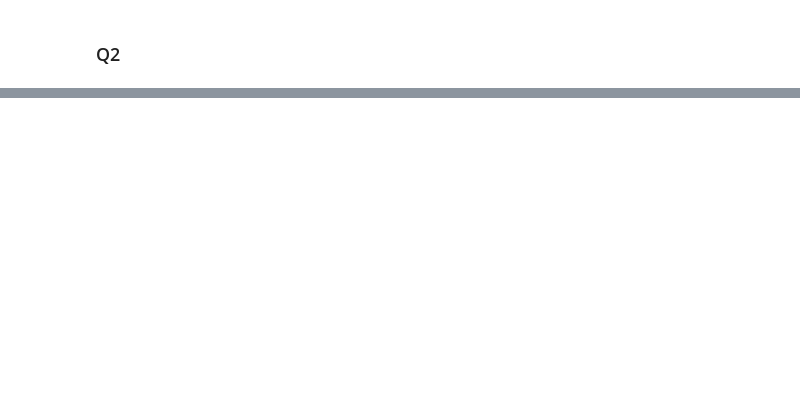
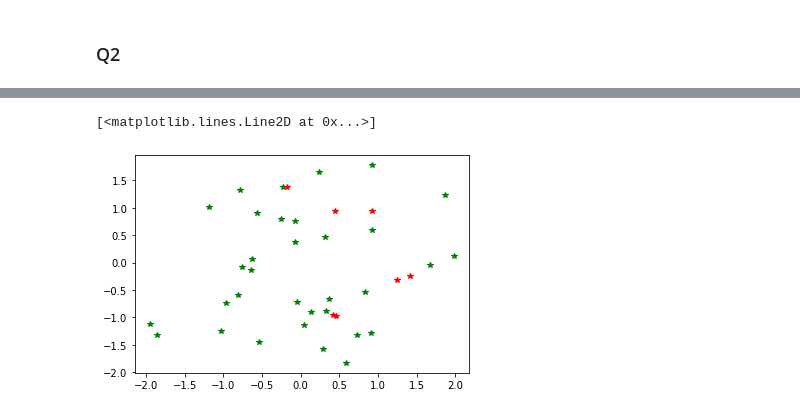
Before and after one commit to kardandon/CMPE597, a Jupyter notebook: HW1/HW1_notebook.ipynb, the cells around one changed output, grey strips where cells are left out. Drawn from its saved outputs; the diff is of its cells as text; code cells hidden in the pictures; blank space fills up the shorter version.

```diff
--- a/HW1/HW1_notebook.ipynb
+++ b/HW1/HW1_notebook.ipynb
@@ -178,0 +227,30 @@ Y_train = np.load("./Data/Y_train.npy")
+# %%
+for epoch in range(1000):
+    # trainning
+    total_loss = 0
+    model2.train()
+    for batch_idx, (x, target) in enumerate(train_loader):
+        optimizer.zero_grad()
+        out = model2(x)
+        loss = criterion(out, target)
+        total_loss += loss.item()
+        loss.backward()
+        optimizer.step()
+        if (batch_idx+1) % 100 == 0 or (batch_idx+1) == len(train_loader):
+            print('==>>> epoch: {}, batch index: {}, train loss: {:.6f}'.format(
+                epoch, batch_idx+1, total_loss))
+    # testing
+    correct_cnt, total_loss = 0, 0
+    total_cnt = 0
+    for batch_idx, (x, target) in enumerate(test_loader):
+        x, target = Variable(x), Variable(target)
+        out = model2(x)
+
+        loss = criterion(out, target)
+        _, pred_label = torch.max(out.data, 1)
+        total_cnt += x.data.size()[0]
+        correct_cnt += (pred_label == target.data).sum()
+        total_loss += loss.item()
+        if(batch_idx+1) % 100 == 0 or (batch_idx+1) == len(test_loader):
+            print('==>>> epoch: {}, batch index: {}, test loss: {:.6f}, acc: {:.3f}'.format(
+                epoch, batch_idx+1, total_loss, correct_cnt * 1.0 / total_cnt))
@@ -178,0 +275,7 @@ Y_train = np.load("./Data/Y_train.npy")
+# %%
+boolarray = np.array([x == y for x,y in zip(Y_test, pred_label)])
+plt.plot(X_test[boolarray, 0], X_test[boolarray, 1], "*g")
+plt.plot(X_test[boolarray == 0, 0], X_test[boolarray == 0, 1], "*r")
+# %% [output]
+[<matplotlib.lines.Line2D at 0x...>]
+[figure, added]
```
Also changed, not shown: parts of 9 cells of this notebook.
